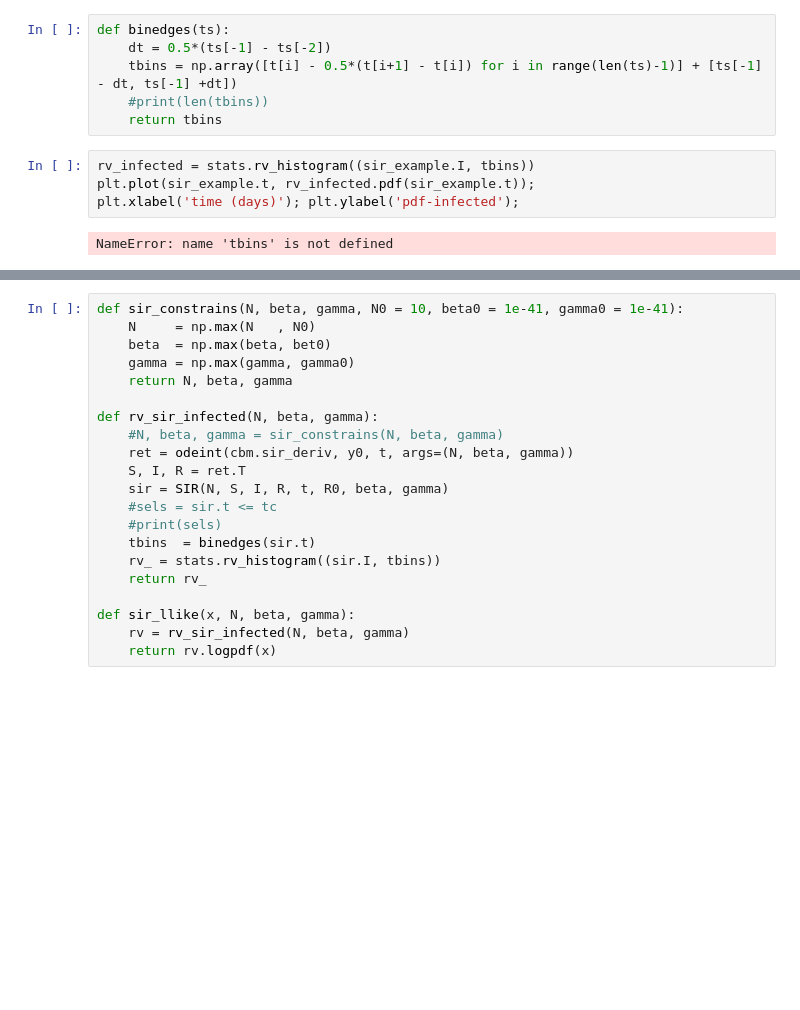
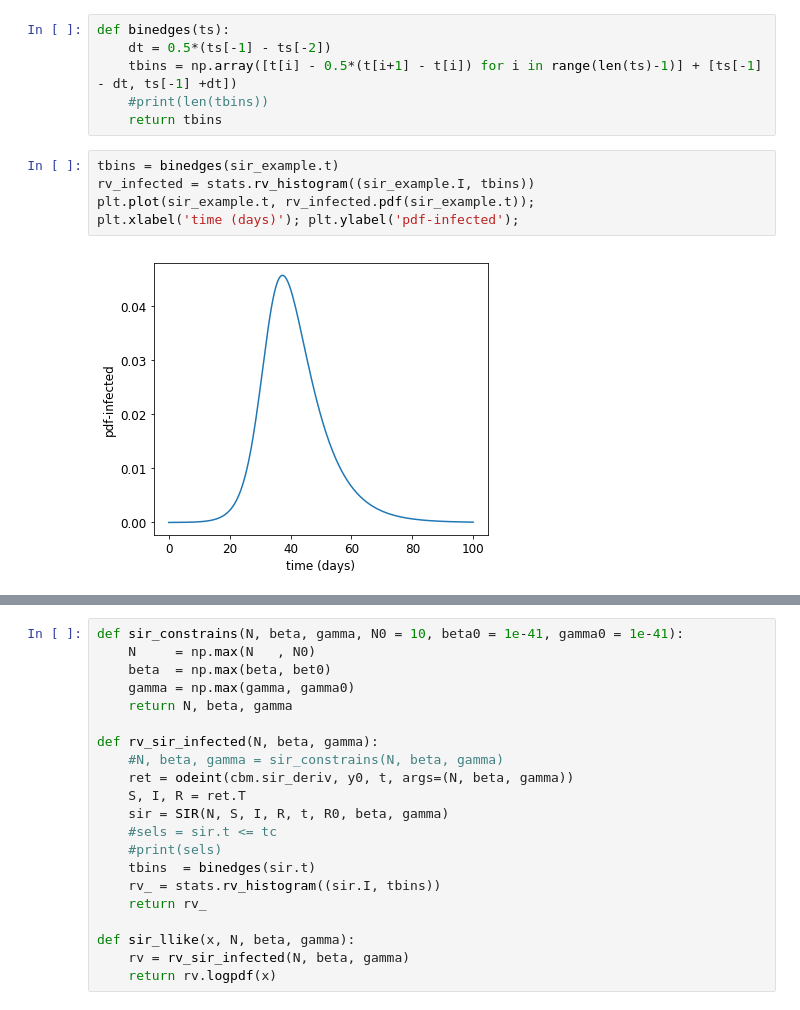
Before and after one commit to jjgomezcadenas/C19, a Jupyter notebook: mynb/sir_fit.ipynb, the cells around one changed output, grey strips where cells are left out. Saved outputs shown, nothing was run; the diff lists cells and outputs as text; blank space fills up the shorter version.

```diff
--- a/mynb/sir_fit.ipynb
+++ b/mynb/sir_fit.ipynb
@@ -115,11 +115,12 @@ def binedges(ts):
     #print(len(tbins))
     return tbins
 # %%
+tbins = binedges(sir_example.t)
 rv_infected = stats.rv_histogram((sir_example.I, tbins))
 plt.plot(sir_example.t, rv_infected.pdf(sir_example.t));
 plt.xlabel('time (days)'); plt.ylabel('pdf-infected');
 # %% [output]
-NameError: name 'tbins' is not defined
+[figure, added]
 # %%
 xis = rv_infected.rvs(size = 1000);
 mhst.hist(xis, 100); plt.xlabel('days'); plt.ylabel('# infected individuals');
```
Also changed, not shown: parts of 7 cells of this notebook.
